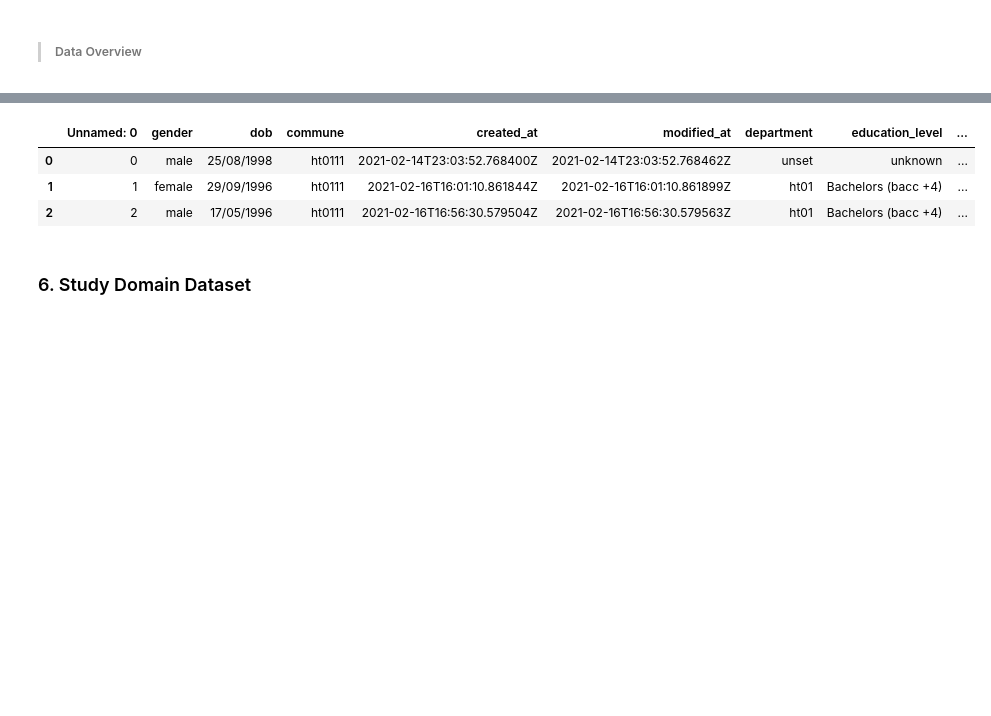
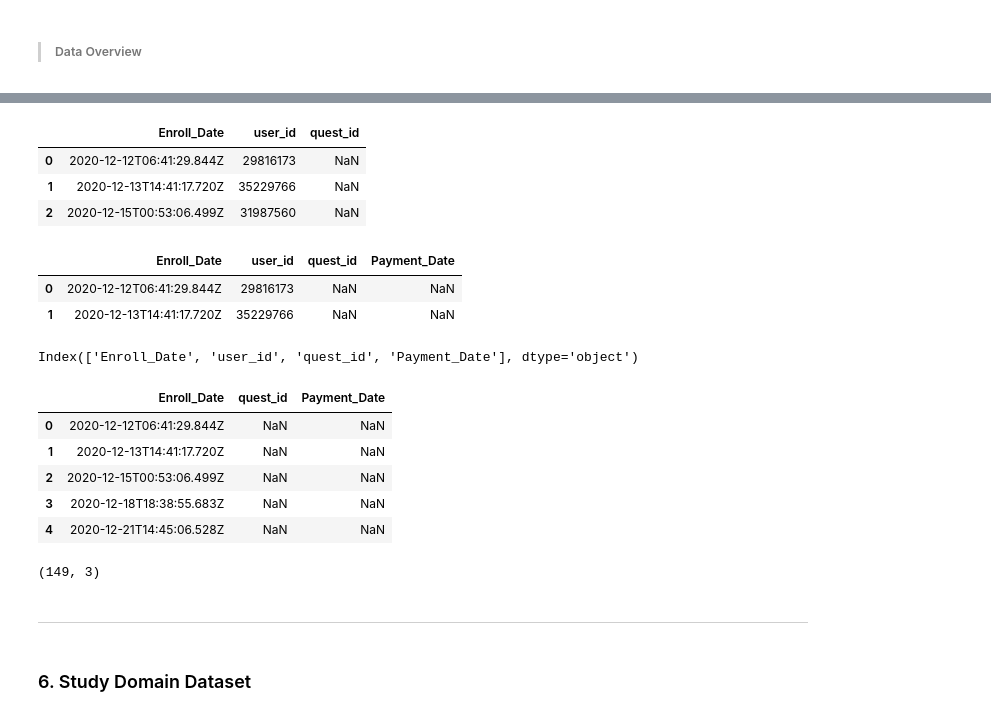
Before and after one commit to kesnel/Ayiti-Analytics-Bootcamp-Project, a Jupyter notebook: data-processing.ipynb, the cells around one changed output, grey strips where cells are left out. Cells and saved outputs as stored; diff of their text form; code cells hidden in the pictures; blank space fills up the shorter version.

```diff
--- a/data-processing.ipynb
+++ b/data-processing.ipynb
@@ -546,11 +346,46 @@ We now have 0 missing value
+# %%
+# Create a new dataframe
+new_enroll = enroll_df[['created_at','user_id','quest_id']]
+# %%
+# Rename 'created_at' to 'Enroll_Date'
+new_enroll_df = new_enroll.rename(columns={'created_at':'Enroll_Date'})
+new_enroll_df.head(3)
+# %% [output]
+|  | Enroll_Date | user_id | quest_id |
+| 0 | 2020-12-12T06:41:29.844Z | 29816173 | NaN |
+| 1 | 2020-12-13T14:41:17.720Z | 35229766 | NaN |
+| 2 | 2020-12-15T00:53:06.499Z | 31987560 | NaN |
+# %%
+final_enroll = pd.merge(new_enroll_df,payment_df, on="user_id", how="outer")
+final_enroll.head(2)
+# %% [output]
+|  | Enroll_Date | user_id | quest_id | Payment_Date |
+| 0 | 2020-12-12T06:41:29.844Z | 29816173 | NaN | NaN |
+| 1 | 2020-12-13T14:41:17.720Z | 35229766 | NaN | NaN |
+# %%
+final_enroll.columns
+# %% [output]
+Index(['Enroll_Date', 'user_id', 'quest_id', 'Payment_Date'], dtype='object')
+# %%
+# now let's delete all useless columns to have a clean dataframe with all Payment info
+drop_fenroll = ['user_id']
+final_enroll_df = final_enroll.drop(drop_fenroll, axis=1)
 # %%
-# Display our cleaned dataframe
-clean_quest_df.head(3)
+# Display our Final Enroll dataset
+final_enroll_df.head(5)
 # %% [output]
-|  | Unnamed: 0 | gender | dob | commune | created_at | modified_at | department | education_level | ... |
-| 0 | 0 | male | 25/08/1998 | ht0111 | 2021-02-14T23:03:52.768400Z | 2021-02-14T23:03:52.768462Z | unset | unknown | ... |
-| 1 | 1 | female | 29/09/1996 | ht0111 | 2021-02-16T16:01:10.861844Z | 2021-02-16T16:01:10.861899Z | ht01 | Bachelors (bacc +4) | ... |
-| 2 | 2 | male | 17/05/1996 | ht0111 | 2021-02-16T16:56:30.579504Z | 2021-02-16T16:56:30.579563Z | ht01 | Bachelors (bacc +4) | ... |
+|  | Enroll_Date | quest_id | Payment_Date |
+| 0 | 2020-12-12T06:41:29.844Z | NaN | NaN |
+| 1 | 2020-12-13T14:41:17.720Z | NaN | NaN |
+| 2 | 2020-12-15T00:53:06.499Z | NaN | NaN |
+| 3 | 2020-12-18T18:38:55.683Z | NaN | NaN |
+| 4 | 2020-12-21T14:45:06.528Z | NaN | NaN |
+# %%
+final_enroll_df.shape
+# %% [output]
+(149, 3)
+# %% [markdown]
+<hr>
 # %% [markdown]
 ### 6. Study Domain Dataset
 # %% [markdown]
```
Also changed, not shown: parts of 146 cells of this notebook.
